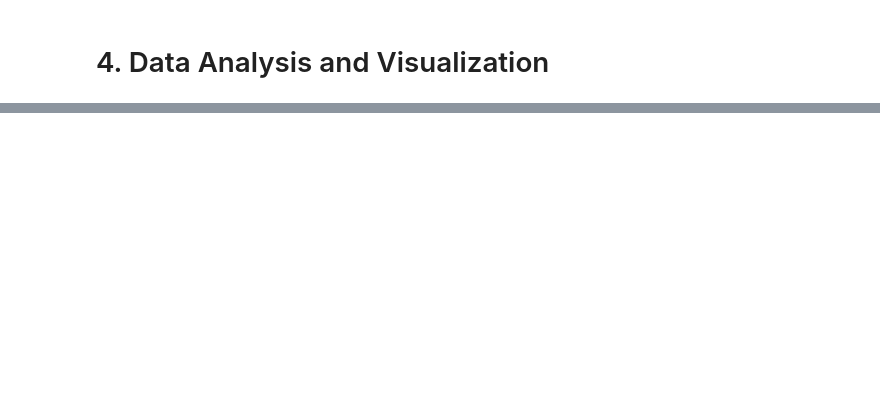
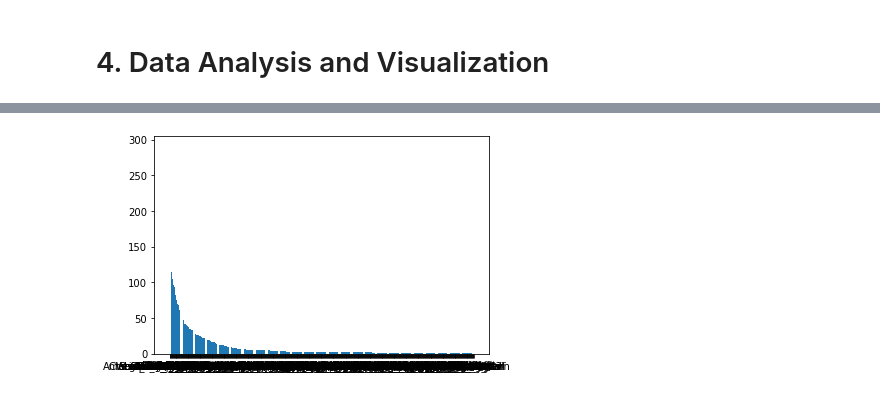
Before and after one commit to omarbassam88/we-rate-dogs, a Jupyter notebook: wrangle_act.ipynb, the cells around one changed output, grey strips where cells are left out. Cells and saved outputs as stored; diff of their text form; code cells hidden in the pictures; blank space fills up the shorter version.

```diff
--- a/wrangle_act.ipynb
+++ b/wrangle_act.ipynb
@@ -860,0 +850,7 @@ df_merged.to_csv('twitter_archive_master.csv')
+# %%
+x = df_img.prediction.value_counts().index
+y = df_img.prediction.value_counts().values
+plt.bar(x,y)
+plt.show()
+# %% [output]
+[figure, added]
```
Also changed, not shown: parts of 41 cells of this notebook, 3 other files.
